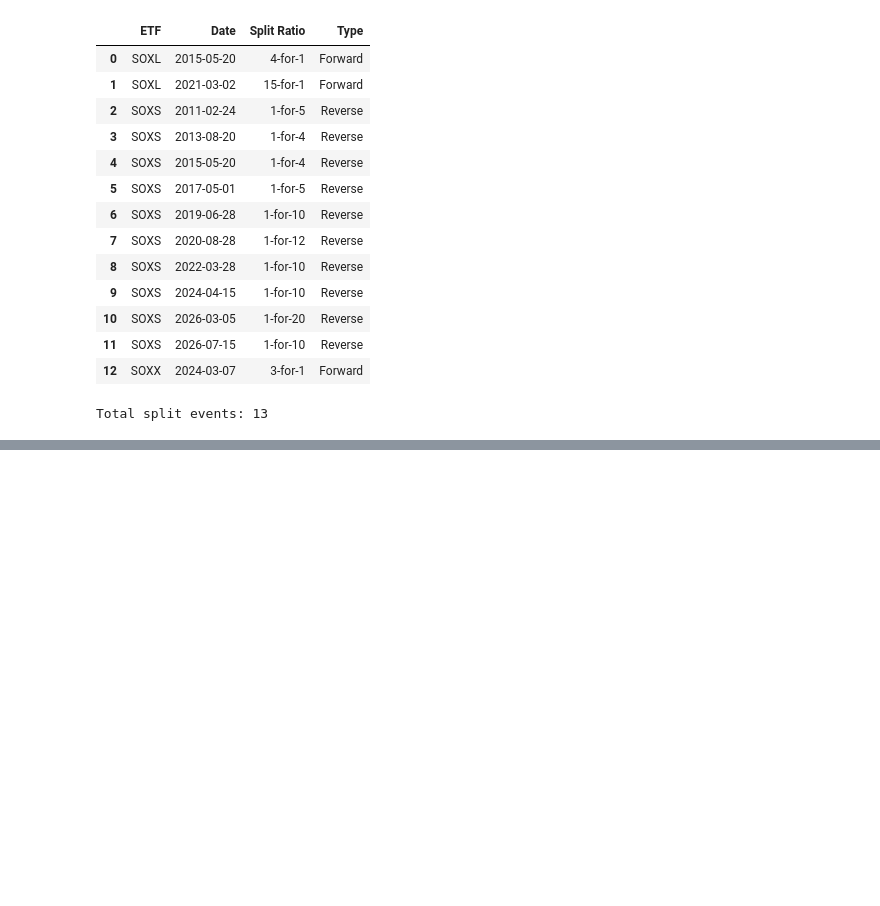
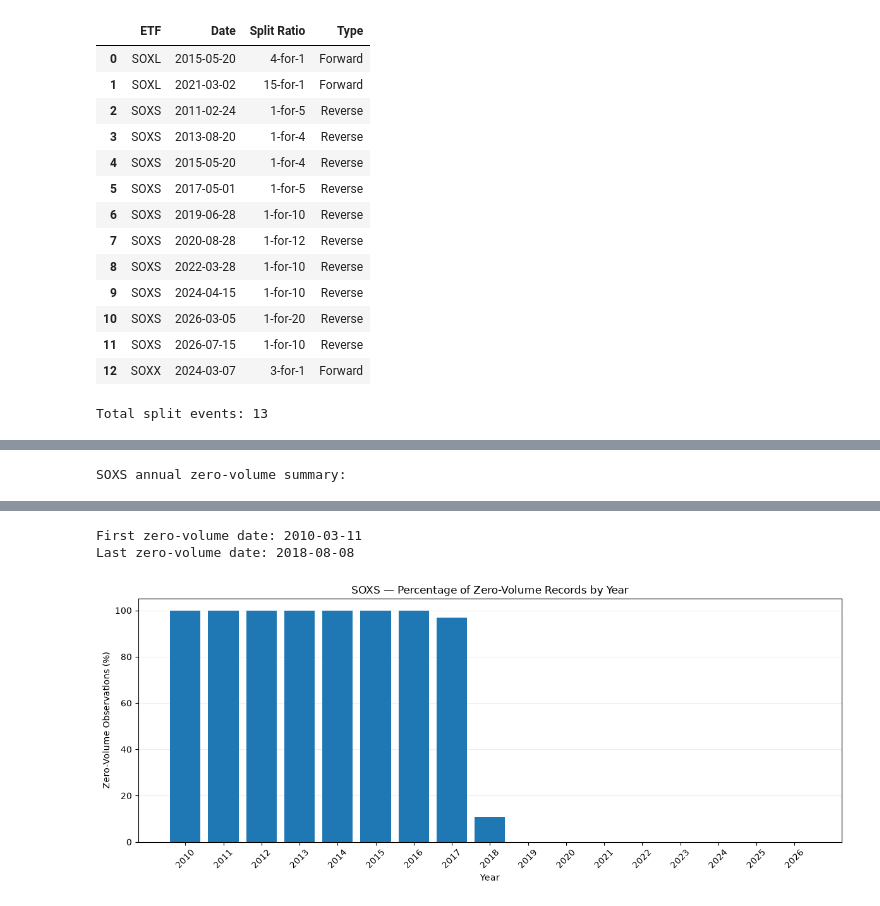
Before and after one commit to nishselv/soxl-risk-analysis, a Jupyter notebook: notebooks/01_data_validation.ipynb, the cells around one changed output, grey strips where cells are left out. Drawn from its saved outputs; the diff is of its cells as text; code cells hidden in the pictures; blank space fills up the shorter version.

```diff
--- a/notebooks/01_data_validation.ipynb
+++ b/notebooks/01_data_validation.ipynb
@@ -308,0 +2145,67 @@ Total split events: 13
+# %%
+
+# Section 9.6 — Investigate SOXS zero-volume records
+
+import matplotlib.pyplot as plt
+
+soxs_volume = soxs.copy()
+
+# Prepare dates and volume values.
+soxs_volume["Date"] = pd.to_datetime(soxs_volume["Date"])
+
+soxs_volume["Volume"] = pd.to_numeric(
+    soxs_volume["Volume"], errors="coerce"
+)
+
+soxs_volume = soxs_volume.sort_values("Date")
+
+# Identify zero-volume observations.
+soxs_volume["Zero Volume"] = soxs_volume["Volume"] == 0
+soxs_volume["Year"] = soxs_volume["Date"].dt.year
+
+# Calculate yearly zero-volume counts.
+yearly_volume = (
+    soxs_volume.groupby("Year")
+    .agg(
+        Trading_Days=("Date", "count"),
+        Zero_Volume_Days=("Zero Volume", "sum")
+    )
+    .reset_index()
+)
+
+# Calculate the percentage of observations affected.
+yearly_volume["Zero Volume (%)"] = (
+    yearly_volume["Zero_Volume_Days"]
+    / yearly_volume["Trading_Days"] * 100
+)
+
+print("SOXS annual zero-volume summary:")
+display(yearly_volume.round(2))
+
+# Identify the first and last affected dates.
+zero_dates = soxs_volume.loc[soxs_volume["Zero Volume"]]
+
+print("First zero-volume date:", zero_dates["Date"].min().date())
+print("Last zero-volume date:", zero_dates["Date"].max().date())
+
+# Visualize the yearly percentage of zero-volume records.
+fig, ax = plt.subplots(figsize=(12, 5))
+
+ax.bar(
+    yearly_volume["Year"].astype(str),
+    yearly_volume["Zero Volume (%)"]
+)
+
+ax.set_title("SOXS — Percentage of Zero-Volume Records by Year")
+ax.set_xlabel("Year")
+ax.set_ylabel("Zero-Volume Observations (%)")
+
+ax.set_ylim(0, 105)
+ax.tick_params(axis="x", rotation=45)
+ax.grid(axis="y", alpha=0.2)
+ax.set_axisbelow(True)
+
+plt.tight_layout()
+plt.show()
+# %% [output]
+SOXS annual zero-volume summary:
@@ -308,0 +2230,3 @@ Total split events: 13
+First zero-volume date: 2010-03-11
+Last zero-volume date: 2018-08-08
+[figure, added]
```
Also changed, not shown: parts of 65 cells of this notebook, 4 other files.
